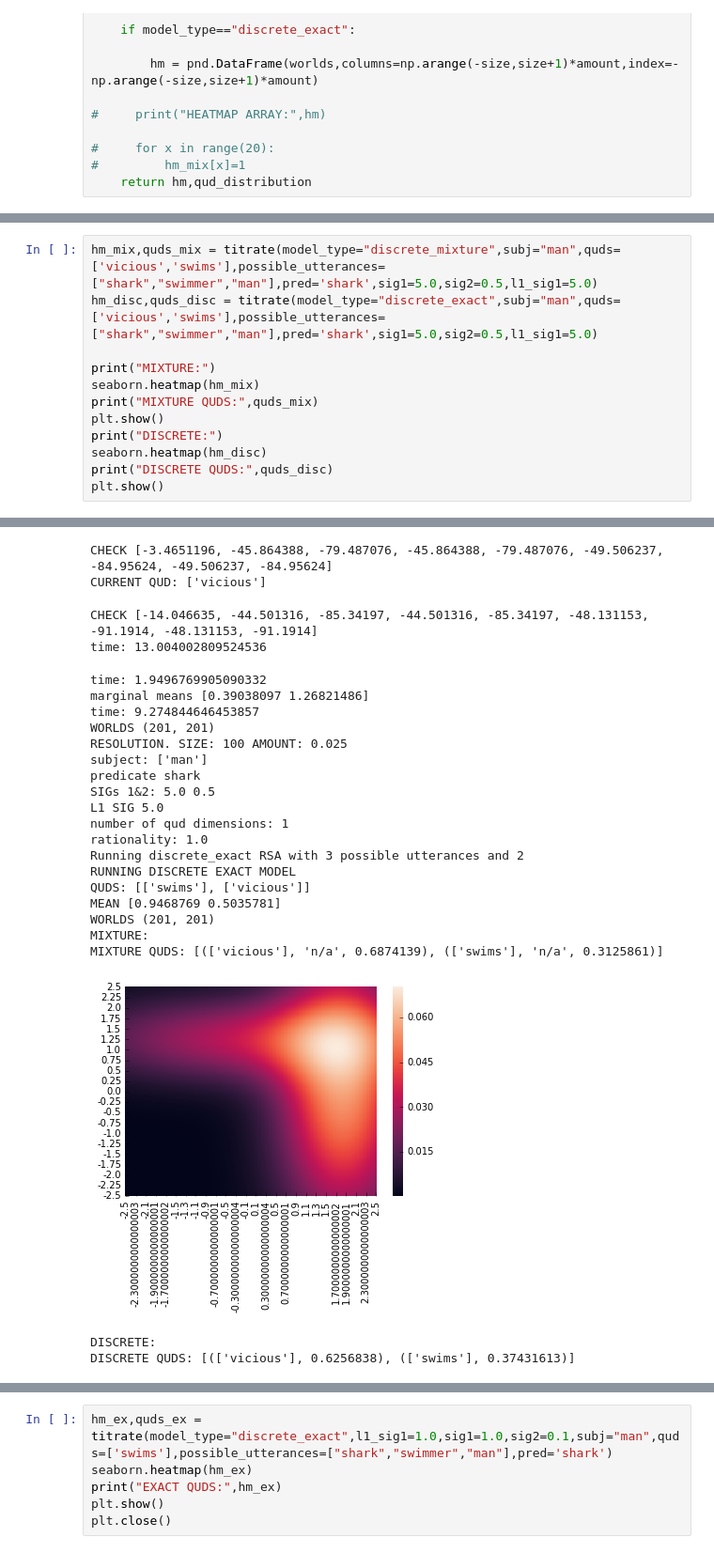
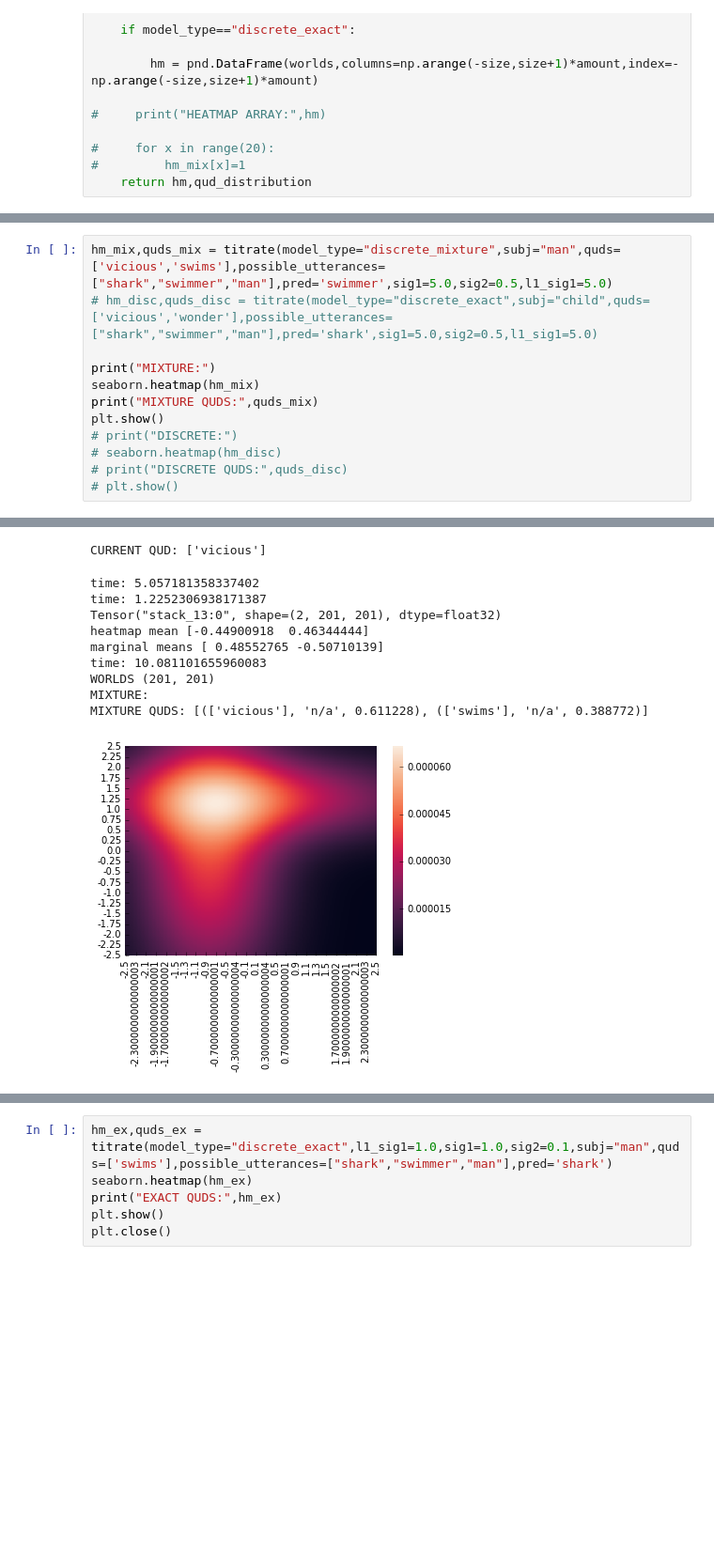
Before and after one commit to reubenharry/Distributional-RSA, a Jupyter notebook: minimal_case.ipynb, the cells around one changed output, grey strips where cells are left out. Shown: that part at 94% size. Cells and saved outputs as stored; diff of their text form; blank space fills up the shorter version.

```diff
--- a/minimal_case.ipynb
+++ b/minimal_case.ipynb
@@ -146,15 +176,15 @@ DISCRETE QUDS: [(['vicious'], 0.59523624), (['swims'], 0.40476388)]
 # %%
-hm_mix,quds_mix = titrate(model_type="discrete_mixture",subj="man",quds=['vicious','swims'],possible_utterances=["shark","swimmer","man"],pred='shark',sig1=5.0,sig2=0.5,l1_sig1=5.0)
-hm_disc,quds_disc = titrate(model_type="discrete_exact",subj="man",quds=['vicious','swims'],possible_utterances=["shark","swimmer","man"],pred='shark',sig1=5.0,sig2=0.5,l1_sig1=5.0)
+hm_mix,quds_mix = titrate(model_type="discrete_mixture",subj="man",quds=['vicious','swims'],possible_utterances=["shark","swimmer","man"],pred='swimmer',sig1=5.0,sig2=0.5,l1_sig1=5.0)
+# hm_disc,quds_disc = titrate(model_type="discrete_exact",subj="child",quds=['vicious','wonder'],possible_utterances=["shark","swimmer","man"],pred='shark',sig1=5.0,sig2=0.5,l1_sig1=5.0)
 
 print("MIXTURE:")
 seaborn.heatmap(hm_mix)
 print("MIXTURE QUDS:",quds_mix)
 plt.show()
-print("DISCRETE:")
-seaborn.heatmap(hm_disc)
-print("DISCRETE QUDS:",quds_disc)
-plt.show()
+# print("DISCRETE:")
+# seaborn.heatmap(hm_disc)
+# print("DISCRETE QUDS:",quds_disc)
+# plt.show()
 # %% [output]
 RESOLUTION. SIZE: 100 AMOUNT: 0.025
 subject: ['man']
@@ -162,35 +192,21 @@ predicate shark
 SIGs 1&2: 5.0 0.5
 L1 SIG 5.0
 number of qud dimensions: 1
 rationality: 1.0
 Running discrete_mixture RSA with 3 possible utterances and 2
 RUNNING DISCRETE MIXTURE MODEL
 qud_combinations 2 [['swims'], ['vicious']]
 quds 2
 SIZE,AMOUNT 100 0.025
 CURRENT QUD: ['swims']
-CHECK [-3.4651196, -45.864388, -79.487076, -45.864388, -79.487076, -49.506237, -84.95624, -49.506237, -84.95624]
 CURRENT QUD: ['vicious']
-CHECK [-14.046635, -44.501316, -85.34197, -44.501316, -85.34197, -48.131153, -91.1914, -48.131153, -91.1914]
-time: 13.004002809524536
+time: 5.057181358337402
+time: 1.2252306938171387
+Tensor("stack_13:0", shape=(2, 201, 201), dtype=float32)
+heatmap mean [-0.44900918  0.46344444]
+marginal means [ 0.48552765 -0.50710139]
+time: 10.081101655960083
+WORLDS (201, 201)
+MIXTURE:
+MIXTURE QUDS: [(['vicious'], 'n/a', 0.611228), (['swims'], 'n/a', 0.388772)]
-time: 1.9496769905090332
-marginal means [0.39038097 1.26821486]
-time: 9.274844646453857
-WORLDS (201, 201)
-RESOLUTION. SIZE: 100 AMOUNT: 0.025
-subject: ['man']
-predicate shark
-SIGs 1&2: 5.0 0.5
-L1 SIG 5.0
-number of qud dimensions: 1
-rationality: 1.0
-Running discrete_exact RSA with 3 possible utterances and 2
-RUNNING DISCRETE EXACT MODEL
-QUDS: [['swims'], ['vicious']]
-MEAN [0.9468769 0.5035781]
-WORLDS (201, 201)
-MIXTURE:
-MIXTURE QUDS: [(['vicious'], 'n/a', 0.6874139), (['swims'], 'n/a', 0.3125861)]
-[figure, old version]
+[figure, new version]
-DISCRETE:
-DISCRETE QUDS: [(['vicious'], 0.6256838), (['swims'], 0.37431613)]
```
Also changed, not shown: parts of 5 cells of this notebook, 6 other files.
